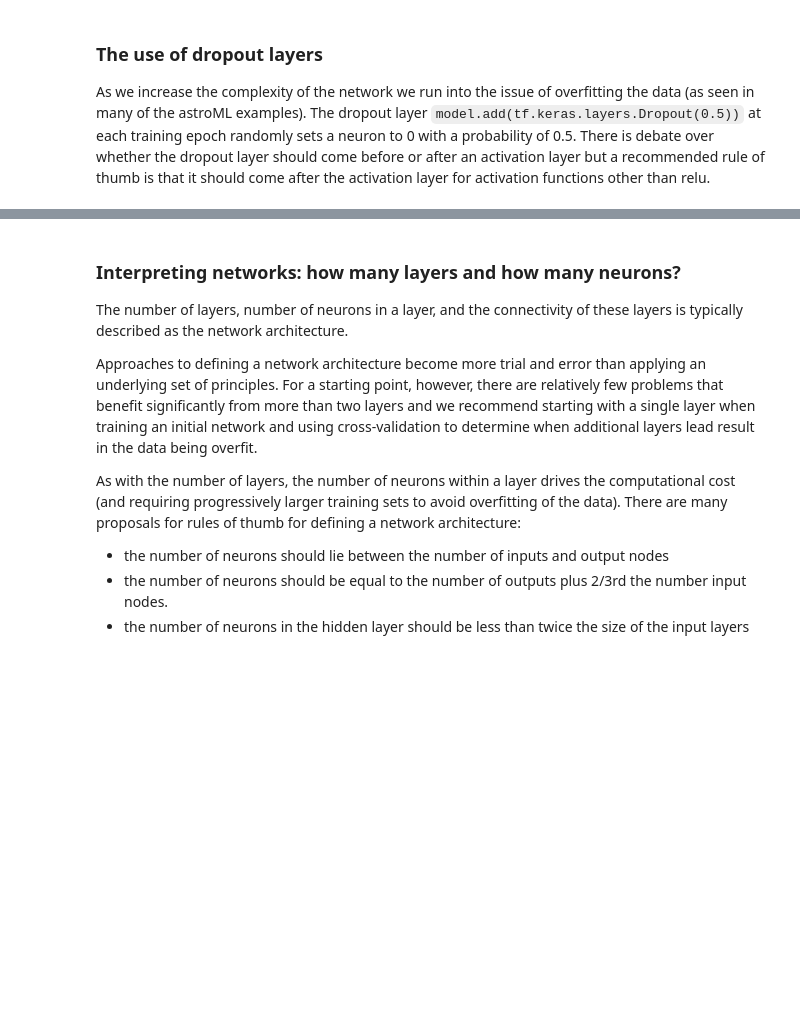
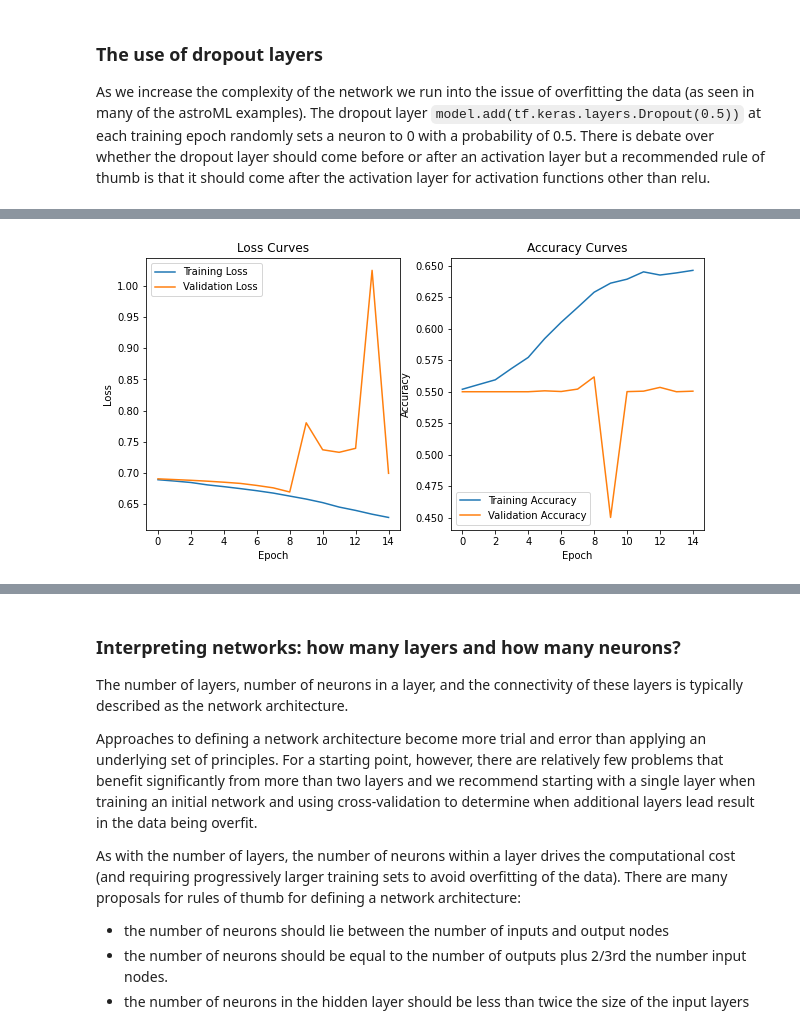
Before and after one commit to astroML/astroML-notebooks, a Jupyter notebook: chapter9/AAS2019_NNexample.ipynb, the cells around one changed output, grey strips where cells are left out. Drawn from its saved outputs; the diff is of its cells as text; code cells hidden in the pictures; blank space fills up the shorter version.

```diff
--- a/chapter9/AAS2019_NNexample.ipynb
+++ b/chapter9/AAS2019_NNexample.ipynb
@@ -552,6 +625,8 @@ plot_confusion_matrix(np.argmax(class_test,axis=1), np.argmax(classes,axis=1), n
 # %%
 # plot the training history
-plot_model_history(vgg_model.history)
+plot_model_history(vgg_model_history)
+# %% [output]
+[figure, added]
 # %%
 # plot example classifications
 plot_image_array(data_val, figsize=[16,10], subtitle=True, classes=classes, class_true=class_test)
```
Also changed, not shown: parts of 21 cells of this notebook, 24 other files.
